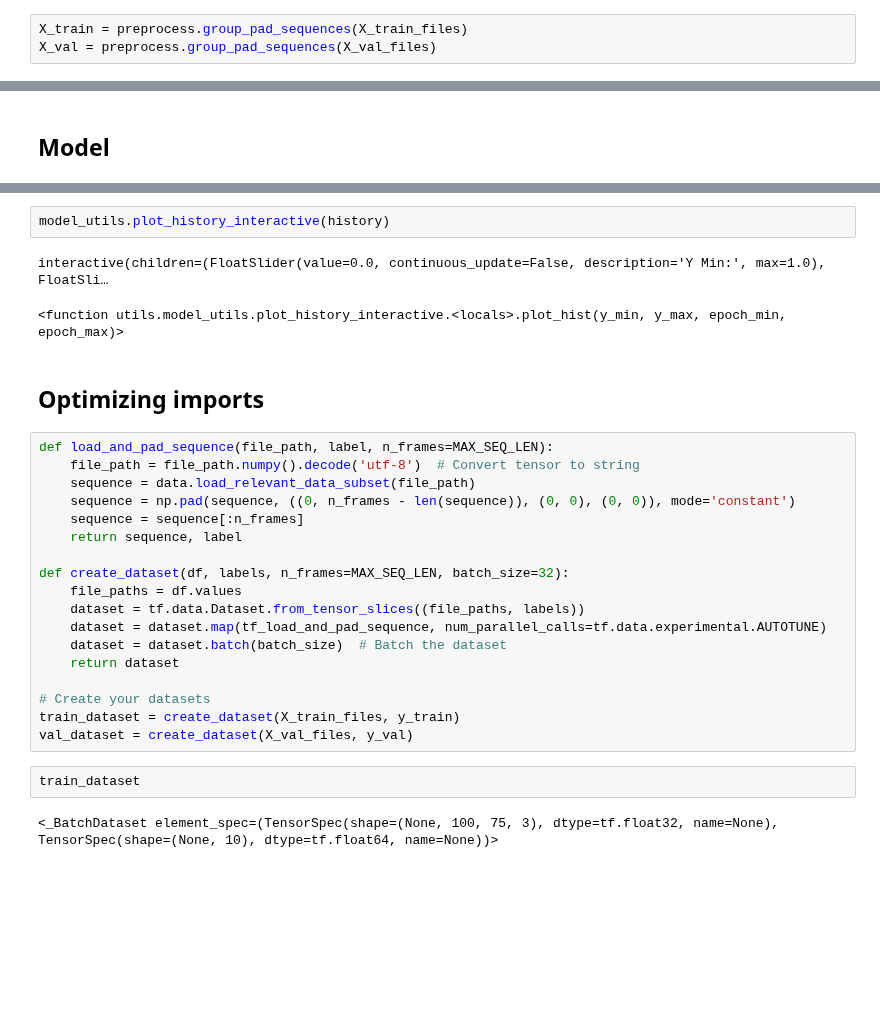
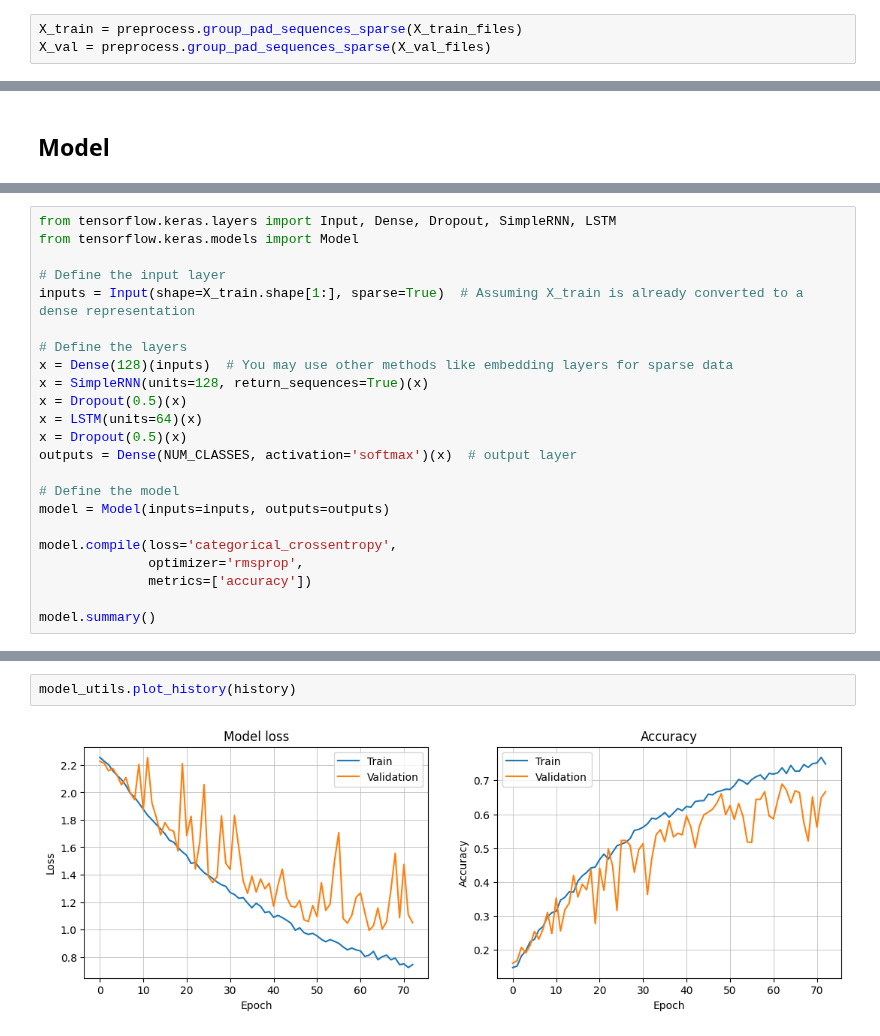
Before and after one commit to benoitfrisque/signlens, a Jupyter notebook: notebooks/Benoit/fine_model.ipynb, the cells around one changed output, grey strips where cells are left out. Drawn from its saved outputs; the diff is of its cells as text; blank space fills up the shorter version.

Commit message:
included the reshaping in the padding, instead of the model

```diff
--- a/notebooks/Benoit/fine_model.ipynb
+++ b/notebooks/Benoit/fine_model.ipynb
@@ -69,5 +69,5 @@ y = preprocess.label_dictionnary(sequences_data)
 # Train val split
 X_train_files, X_val_files, y_train, y_val = train_test_split(X_files, y, test_size=0.2, stratify=y)
 # %%
-X_train = preprocess.group_pad_sequences(X_train_files)
-X_val = preprocess.group_pad_sequences(X_val_files)
+X_train = preprocess.group_pad_sequences_sparse(X_train_files)
+X_val = preprocess.group_pad_sequences_sparse(X_val_files)
@@ -123,3 +167,26 @@ Model: "sequential_15"
  Total params: 95,370 (372.54 KB)
  Trainable params: 95,370 (372.54 KB)
  Non-trainable params: 0 (0.00 B)
+# %%
+from tensorflow.keras.layers import Input, Dense, Dropout, SimpleRNN, LSTM
+from tensorflow.keras.models import Model
+
+# Define the input layer
+inputs = Input(shape=X_train.shape[1:], sparse=True)  # Assuming X_train is already converted to a dense representation
+
+# Define the layers
+x = Dense(128)(inputs)  # You may use other methods like embedding layers for sparse data
+x = SimpleRNN(units=128, return_sequences=True)(x)
+x = Dropout(0.5)(x)
+x = LSTM(units=64)(x)
+x = Dropout(0.5)(x)
+outputs = Dense(NUM_CLASSES, activation='softmax')(x)  # output layer
+
+# Define the model
+model = Model(inputs=inputs, outputs=outputs)
+
+model.compile(loss='categorical_crossentropy',
+              optimizer='rmsprop',
+              metrics=['accuracy'])
+
+model.summary()
@@ -153,29 +232,4 @@ KeyboardInterrupt
 # %%
-model_utils.plot_history_interactive(history)
+model_utils.plot_history(history)
 # %% [output]
-interactive(children=(FloatSlider(value=0.0, continuous_update=False, description='Y Min:', max=1.0), FloatSli…
-<function utils.model_utils.plot_history_interactive.<locals>.plot_hist(y_min, y_max, epoch_min, epoch_max)>
+[figure, added]
-# %% [markdown]
-## Optimizing imports
-# %%
-def load_and_pad_sequence(file_path, label, n_frames=MAX_SEQ_LEN):
-    file_path = file_path.numpy().decode('utf-8')  # Convert tensor to string
-    sequence = data.load_relevant_data_subset(file_path)
-    sequence = np.pad(sequence, ((0, n_frames - len(sequence)), (0, 0), (0, 0)), mode='constant')
-    sequence = sequence[:n_frames]
-    return sequence, label
-
-def create_dataset(df, labels, n_frames=MAX_SEQ_LEN, batch_size=32):
-    file_paths = df.values
-    dataset = tf.data.Dataset.from_tensor_slices((file_paths, labels))
-    dataset = dataset.map(tf_load_and_pad_sequence, num_parallel_calls=tf.data.experimental.AUTOTUNE)
-    dataset = dataset.batch(batch_size)  # Batch the dataset
-    return dataset
-
-# Create your datasets
-train_dataset = create_dataset(X_train_files, y_train)
-val_dataset = create_dataset(X_val_files, y_val)
-# %%
-train_dataset
-# %% [output]
-<_BatchDataset element_spec=(TensorSpec(shape=(None, 100, 75, 3), dtype=tf.float32, name=None), TensorSpec(shape=(None, 10), dtype=tf.float64, name=None))>
```
Also changed, not shown: parts of 11 cells of this notebook, 2 other files.
